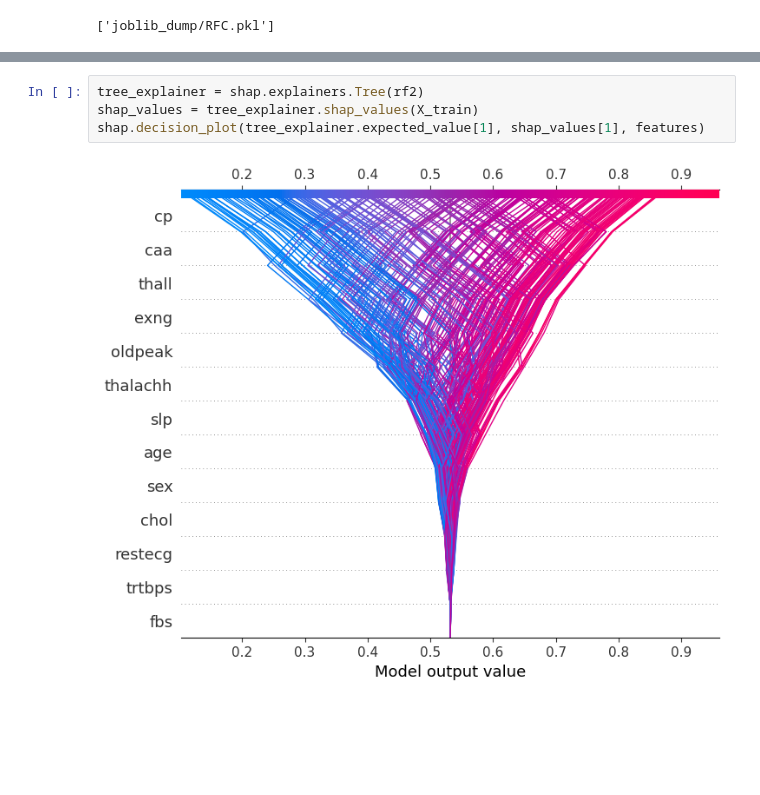
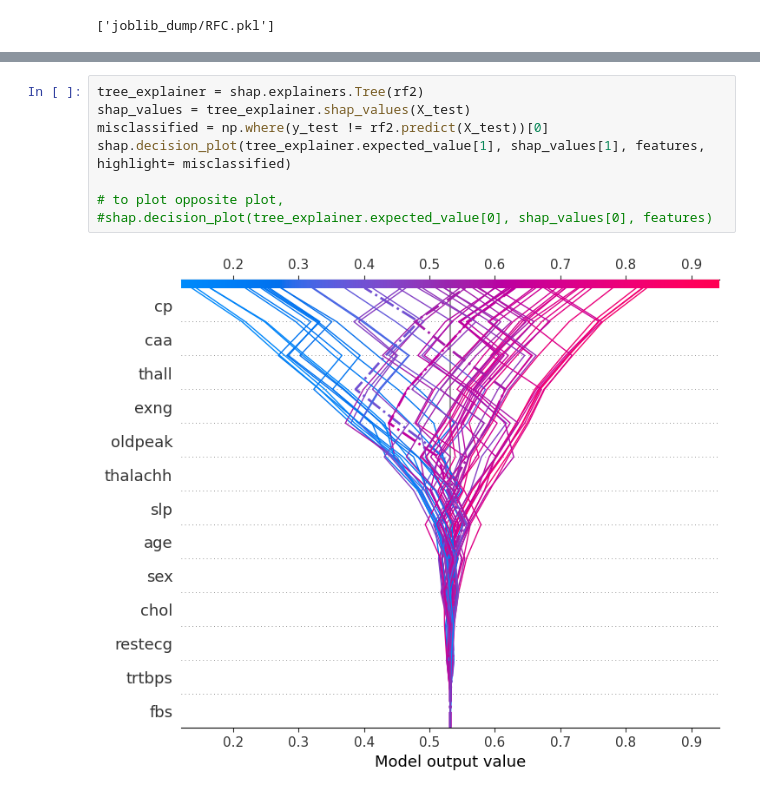
Before and after one commit to kruthi-sb/Cardiac_Events_ML, a Jupyter notebook: ML/RF.ipynb, the cells around one changed output, grey strips where cells are left out. Drawn from its saved outputs; the diff is of its cells as text; blank space fills up the shorter version.

```diff
--- a/ML/RF.ipynb
+++ b/ML/RF.ipynb
@@ -422,6 +446,10 @@ plt.show()
 # %%
 tree_explainer = shap.explainers.Tree(rf2)
-shap_values = tree_explainer.shap_values(X_train)
-shap.decision_plot(tree_explainer.expected_value[1], shap_values[1], features)
+shap_values = tree_explainer.shap_values(X_test)
+misclassified = np.where(y_test != rf2.predict(X_test))[0]
+shap.decision_plot(tree_explainer.expected_value[1], shap_values[1], features, highlight= misclassified)
+
+# to plot opposite plot,
+#shap.decision_plot(tree_explainer.expected_value[0], shap_values[0], features)
 # %% [output]
-[figure, old version]
+[figure, new version]
```
Also changed, not shown: parts of 25 cells of this notebook.
